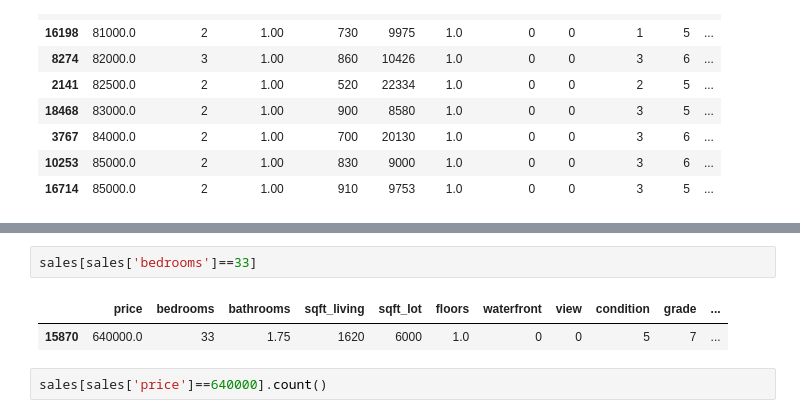
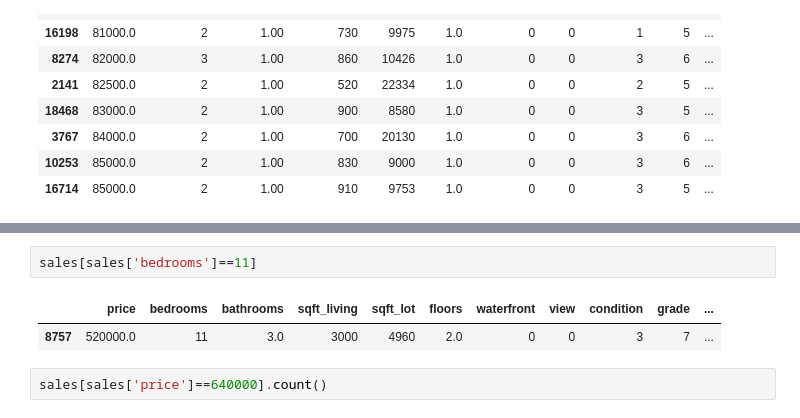
Before and after one commit to oiac23/house-prices-prediction, a Jupyter notebook: Modeling_Linear_Regression.ipynb, the cells around one changed output, grey strips where cells are left out. Cells and saved outputs as stored; diff of their text form.

```diff
--- a/Modeling_Linear_Regression.ipynb
+++ b/Modeling_Linear_Regression.ipynb
@@ -395,10 +395,10 @@ bedrooms
 33       1
 Name: bedrooms, dtype: int64
 # %%
-sales[sales['bedrooms']==33]
+sales[sales['bedrooms']==11]
 # %% [output]
 |  | price | bedrooms | bathrooms | sqft_living | sqft_lot | floors | waterfront | view | condition | grade | ... |
-| 15870 | 640000.0 | 33 | 1.75 | 1620 | 6000 | 1.0 | 0 | 0 | 5 | 7 | ... |
+| 8757 | 520000.0 | 11 | 3.0 | 3000 | 4960 | 2.0 | 0 | 0 | 3 | 7 | ... |
 # %%
 sales[sales['price']==640000].count()
 # %% [output]
```
Also changed, not shown: parts of 2 cells of this notebook.
